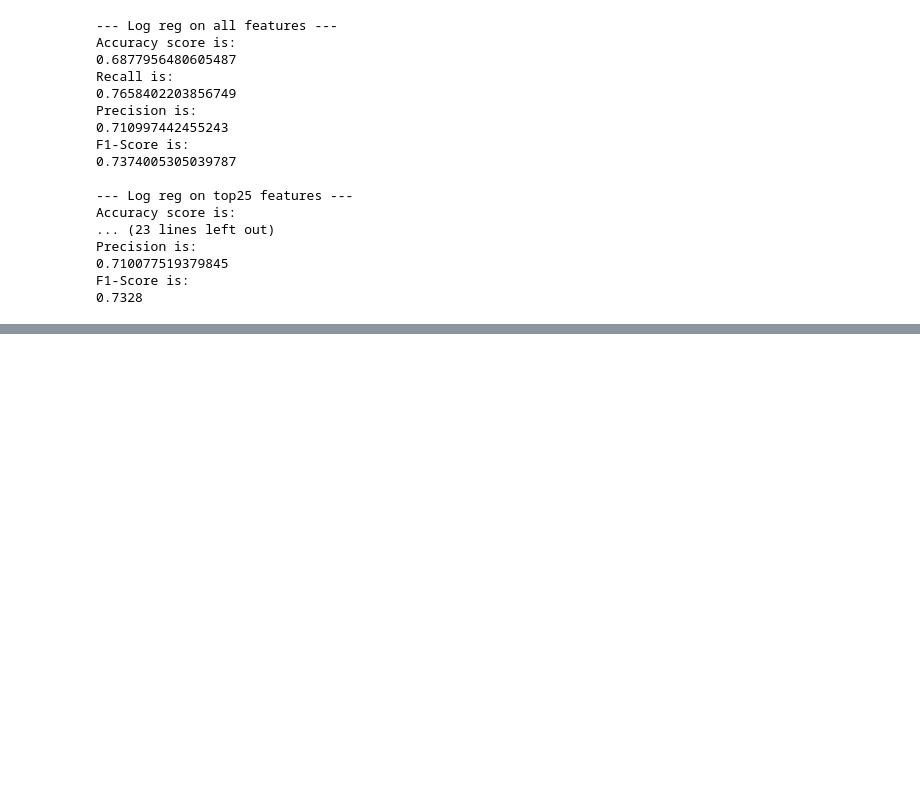
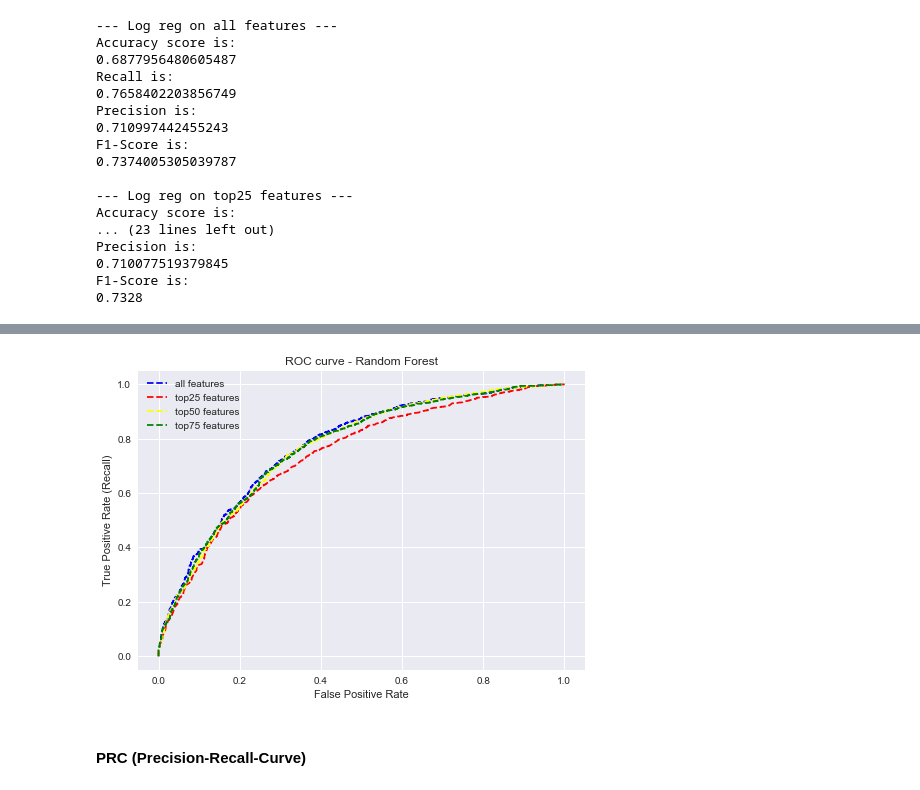
Before and after one commit to Lumi1070/ML-Projektarbeit, a Jupyter notebook: coupon-reco2.ipynb, the cells around one changed output, grey strips where cells are left out. Drawn from its saved outputs; the diff is of its cells as text; code cells hidden in the pictures; blank space fills up the shorter version.

Commit message:
ROC and PRC plot for RF and GBT

```diff
--- a/coupon-reco2.ipynb
+++ b/coupon-reco2.ipynb
@@ -643,0 +645,24 @@ F1-Score is:
+# %%
+fpr_rf_all, tpr_rf_all, thresholds_rf_all = roc_curve(y_test, pred_prob_rf_all[:,1], pos_label=1)
+auc_score_rf_all = roc_auc_score(y_test, pred_prob_rf_all[:,1])
+
+fpr_rf_top25, tpr_rf_top25, thresholds_rf_top25 = roc_curve(y_test, pred_prob_rf_top25[:,1], pos_label=1)
+auc_score_rf_top25 = roc_auc_score(y_test, pred_prob_rf_top25[:,1])
+
+fpr_rf_top50, tpr_rf_top50, thresholds_rf_top50 = roc_curve(y_test, pred_prob_rf_top50[:,1], pos_label=1)
+auc_score_rf_top50 = roc_auc_score(y_test, pred_prob_rf_top50[:,1])
+
+fpr_rf_top75, tpr_rf_top75, thresholds_rf_top75 = roc_curve(y_test, pred_prob_rf_top75[:,1], pos_label=1)
+auc_score_rf_top75 = roc_auc_score(y_test, pred_prob_rf_top75[:,1])
+
+print('RF  all features')
+print('AUC-ROC score: ' + str(auc_score_rf_all) + '\n')
+
+print('RF  top25 features')
+print('AUC-ROC score: ' + str(auc_score_rf_top25) + '\n')
+
+print('RF  top50 features')
+print('AUC-ROC score: ' + str(auc_score_rf_top50) + '\n')
+
+print('RF  top75 features')
+print('AUC-ROC score: ' + str(auc_score_rf_top75) + '\n')
@@ -643,0 +681,16 @@ F1-Score is:
+# %%
+plt.style.use('seaborn')
+plt.plot(fpr_rf_all, tpr_rf_all, linestyle='--', color='blue', label='all features')
+plt.plot(fpr_rf_top25, tpr_rf_top25, linestyle='--', color='red', label='top25 features')
+plt.plot(fpr_rf_top50, tpr_rf_top50, linestyle='--', color='yellow', label='top50 features')
+plt.plot(fpr_rf_top75, tpr_rf_top75, linestyle='--', color='green', label='top75 features')
+plt.title('ROC curve - Random Forest')
+plt.xlabel('False Positive Rate')
+plt.ylabel('True Positive Rate (Recall)')
+plt.legend(loc='best')
+plt.savefig('ROC RF', dpi=300)
+plt.show()
+# %% [output]
+[figure, added]
+# %% [markdown]
+#### PRC (Precision-Recall-Curve)
```
Also changed, not shown: parts of 19 cells of this notebook, 4 other files.
